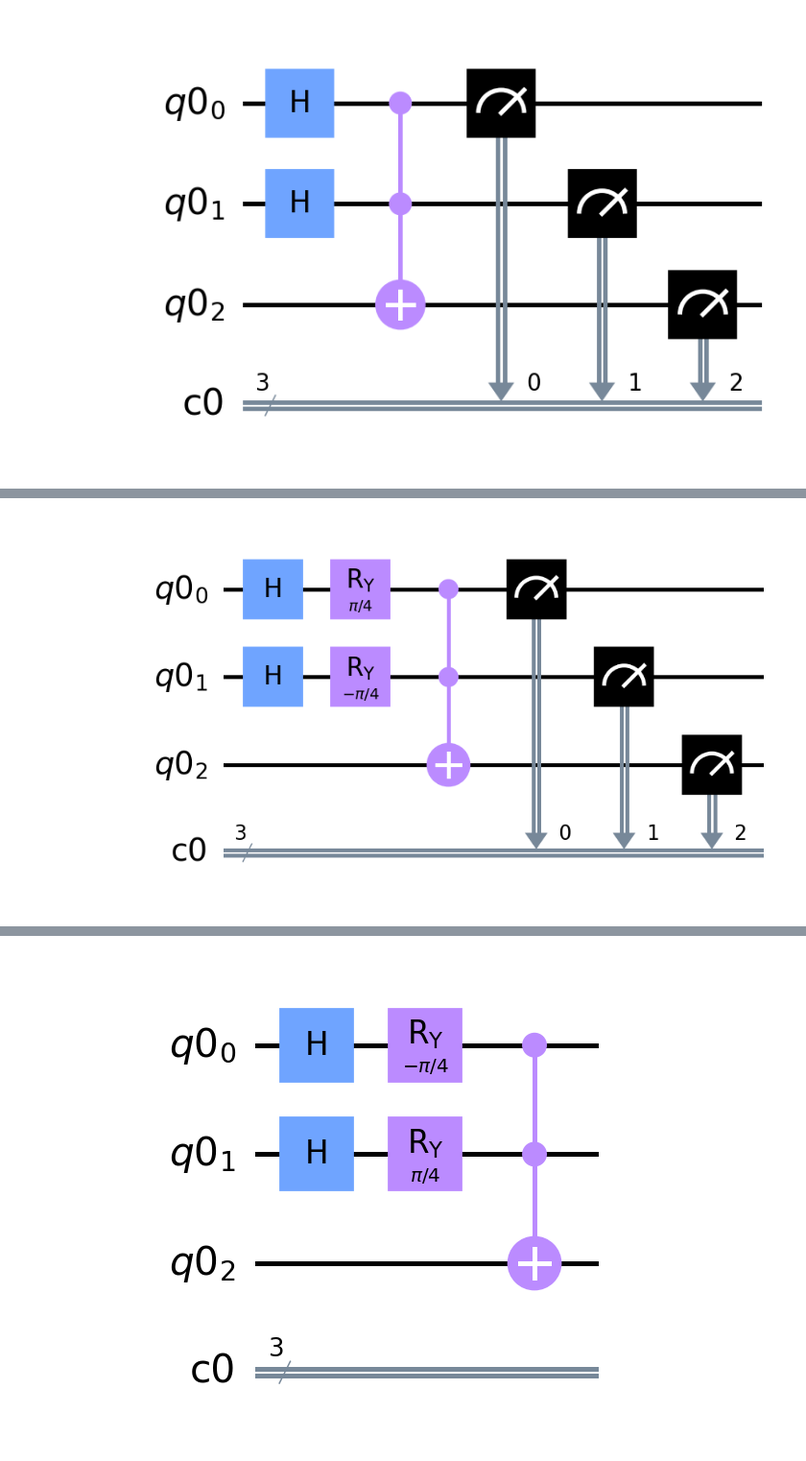
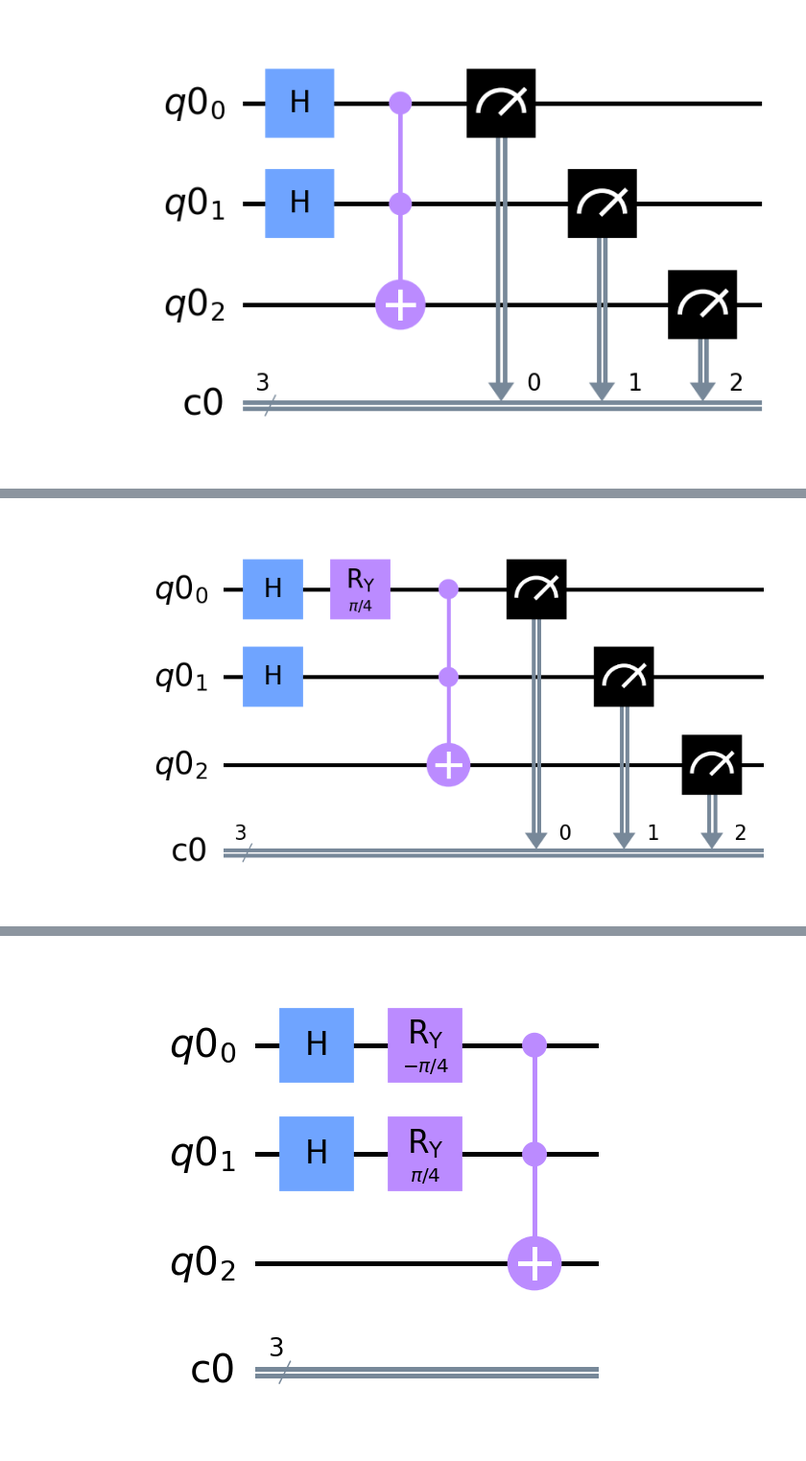
Before and after one commit to joey-kilgore/quantum-playground, a Jupyter notebook: quantum-synapse.ipynb, the cells around one changed output, grey strips where cells are left out. Shown at 96% size. Drawn from its saved outputs; the diff is of its cells as text; code cells hidden in the pictures.

```diff
--- a/quantum-synapse.ipynb
+++ b/quantum-synapse.ipynb
@@ -27,14 +27,13 @@ plot_histogram(result.get_counts(circuit))
 # %%
 circuit = QuantumCircuit(qr, cr)
 circuit.h(qr[0])
 circuit.h(qr[1])
 circuit.ry(pi/4, qr[0])
-circuit.ry(-pi/4, qr[1])
 circuit.ccx(qr[0], qr[1], qr[2])
 circuit.measure(qr, cr)
 circuit.draw(output='mpl', scale=2.5)
 # %% [output]
-[figure, old version]
+[figure, new version]
 # %%
 simulator = Aer.get_backend('qasm_simulator')
 result = execute(circuit, backend=simulator).result()
```
Also changed, not shown: parts of 4 cells of this notebook, 1 other file.
